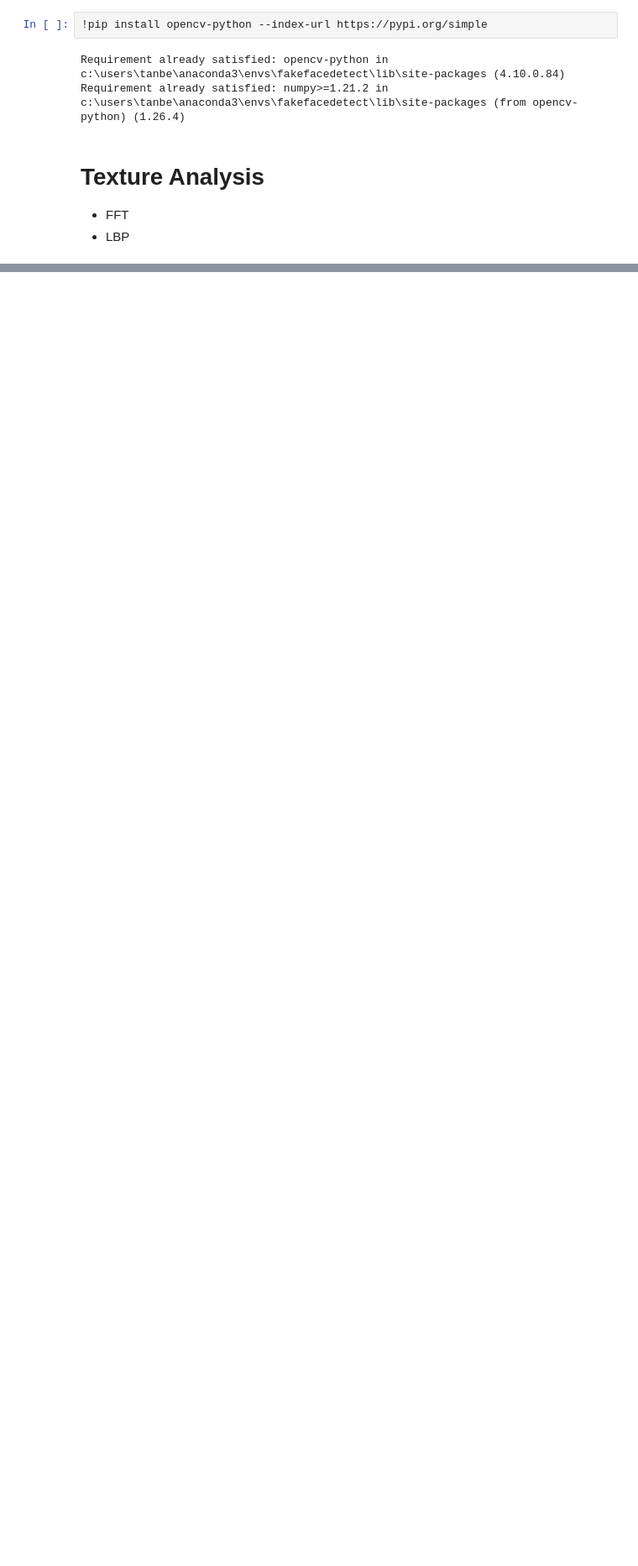
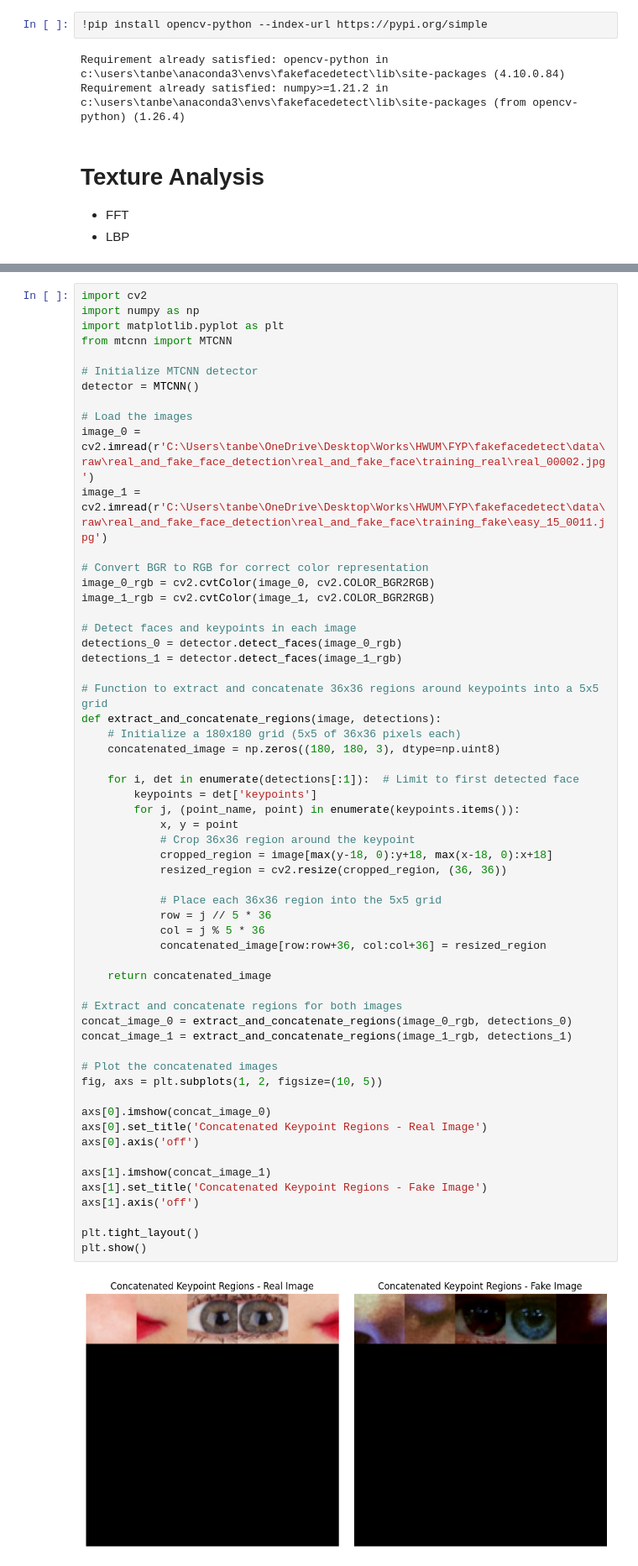
Before and after one commit to EASONTAN03/fake-face-detection, a Jupyter notebook: notebooks/preprocess.ipynb, the cells around one changed output, grey strips where cells are left out. Shown at 84% size. Drawn from its saved outputs; the diff is of its cells as text; blank space fills up the shorter version.

```diff
--- a/notebooks/preprocess.ipynb
+++ b/notebooks/preprocess.ipynb
@@ -30,0 +91,60 @@ Requirement already satisfied: numpy>=1.21.2 in c:\users\tanbe\anaconda3\envs\fa
+# %%
+import cv2
+import numpy as np
+import matplotlib.pyplot as plt
+from mtcnn import MTCNN
+
+# Initialize MTCNN detector
+detector = MTCNN()
+
+# Load the images
+image_0 = cv2.imread(r'C:\Users\tanbe\OneDrive\Desktop\Works\HWUM\FYP\fakefacedetect\data\raw\real_and_fake_face_detection\real_and_fake_face\training_real\real_00002.jpg')
+image_1 = cv2.imread(r'C:\Users\tanbe\OneDrive\Desktop\Works\HWUM\FYP\fakefacedetect\data\raw\real_and_fake_face_detection\real_and_fake_face\training_fake\easy_15_0011.jpg')
+
+# Convert BGR to RGB for correct color representation
+image_0_rgb = cv2.cvtColor(image_0, cv2.COLOR_BGR2RGB)
+image_1_rgb = cv2.cvtColor(image_1, cv2.COLOR_BGR2RGB)
+
+# Detect faces and keypoints in each image
+detections_0 = detector.detect_faces(image_0_rgb)
+detections_1 = detector.detect_faces(image_1_rgb)
+
+# Function to extract and concatenate 36x36 regions around keypoints into a 5x5 grid
+def extract_and_concatenate_regions(image, detections):
+    # Initialize a 180x180 grid (5x5 of 36x36 pixels each)
+    concatenated_image = np.zeros((180, 180, 3), dtype=np.uint8)
+
+    for i, det in enumerate(detections[:1]):  # Limit to first detected face
+        keypoints = det['keypoints']
+        for j, (point_name, point) in enumerate(keypoints.items()):
+            x, y = point
+            # Crop 36x36 region around the keypoint
+            cropped_region = image[max(y-18, 0):y+18, max(x-18, 0):x+18]
+            resized_region = cv2.resize(cropped_region, (36, 36))
+
+            # Place each 36x36 region into the 5x5 grid
+            row = j // 5 * 36
+            col = j % 5 * 36
+            concatenated_image[row:row+36, col:col+36] = resized_region
+
+    return concatenated_image
+
+# Extract and concatenate regions for both images
+concat_image_0 = extract_and_concatenate_regions(image_0_rgb, detections_0)
+concat_image_1 = extract_and_concatenate_regions(image_1_rgb, detections_1)
+
+# Plot the concatenated images
+fig, axs = plt.subplots(1, 2, figsize=(10, 5))
+
+axs[0].imshow(concat_image_0)
+axs[0].set_title('Concatenated Keypoint Regions - Real Image')
+axs[0].axis('off')
+
+axs[1].imshow(concat_image_1)
+axs[1].set_title('Concatenated Keypoint Regions - Fake Image')
+axs[1].axis('off')
+
+plt.tight_layout()
+plt.show()
+# %% [output]
+[figure, added]
```
Also changed, not shown: parts of 9 cells of this notebook, 12 other files.
